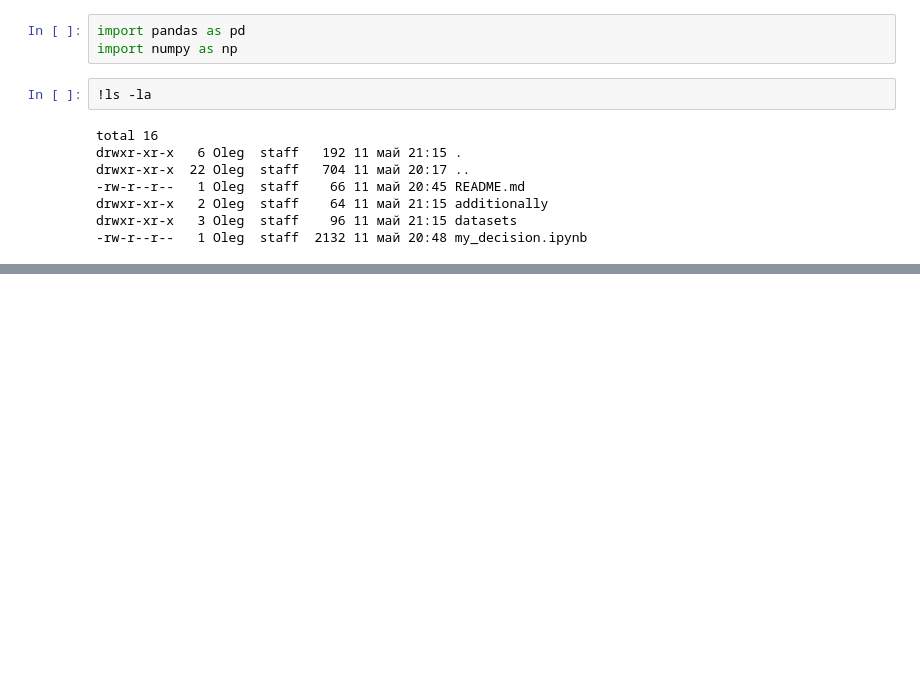
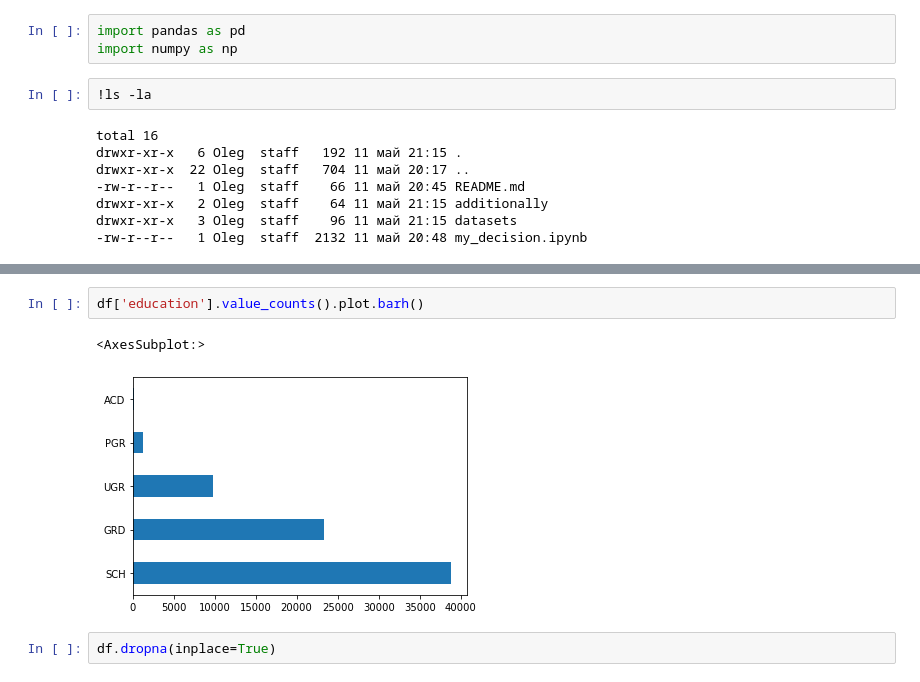
Before and after one commit to bi01/skillfactory_ds, a Jupyter notebook: module_4/my_decision.ipynb, the cells around one changed output, grey strips where cells are left out. Cells and saved outputs as stored; diff of their text form; blank space fills up the shorter version.

```diff
--- a/module_4/my_decision.ipynb
+++ b/module_4/my_decision.ipynb
@@ -28,0 +136,7 @@ NameError: name 'df' is not defined
+# %%
+df['education'].value_counts().plot.barh()
+# %% [output]
+<AxesSubplot:>
+[figure, added]
+# %%
+df.dropna(inplace=True)
```
Also changed, not shown: parts of 11 cells of this notebook.
